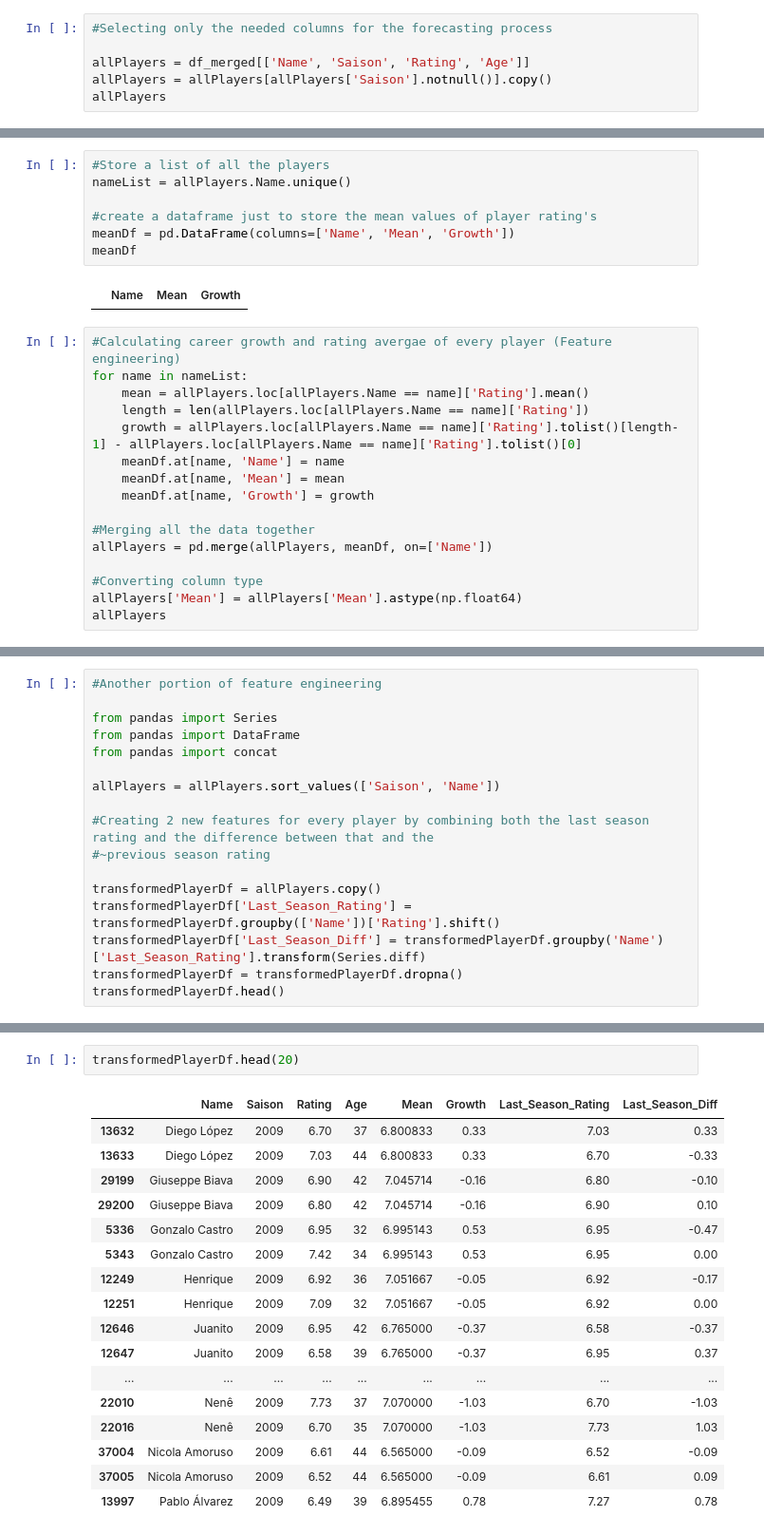
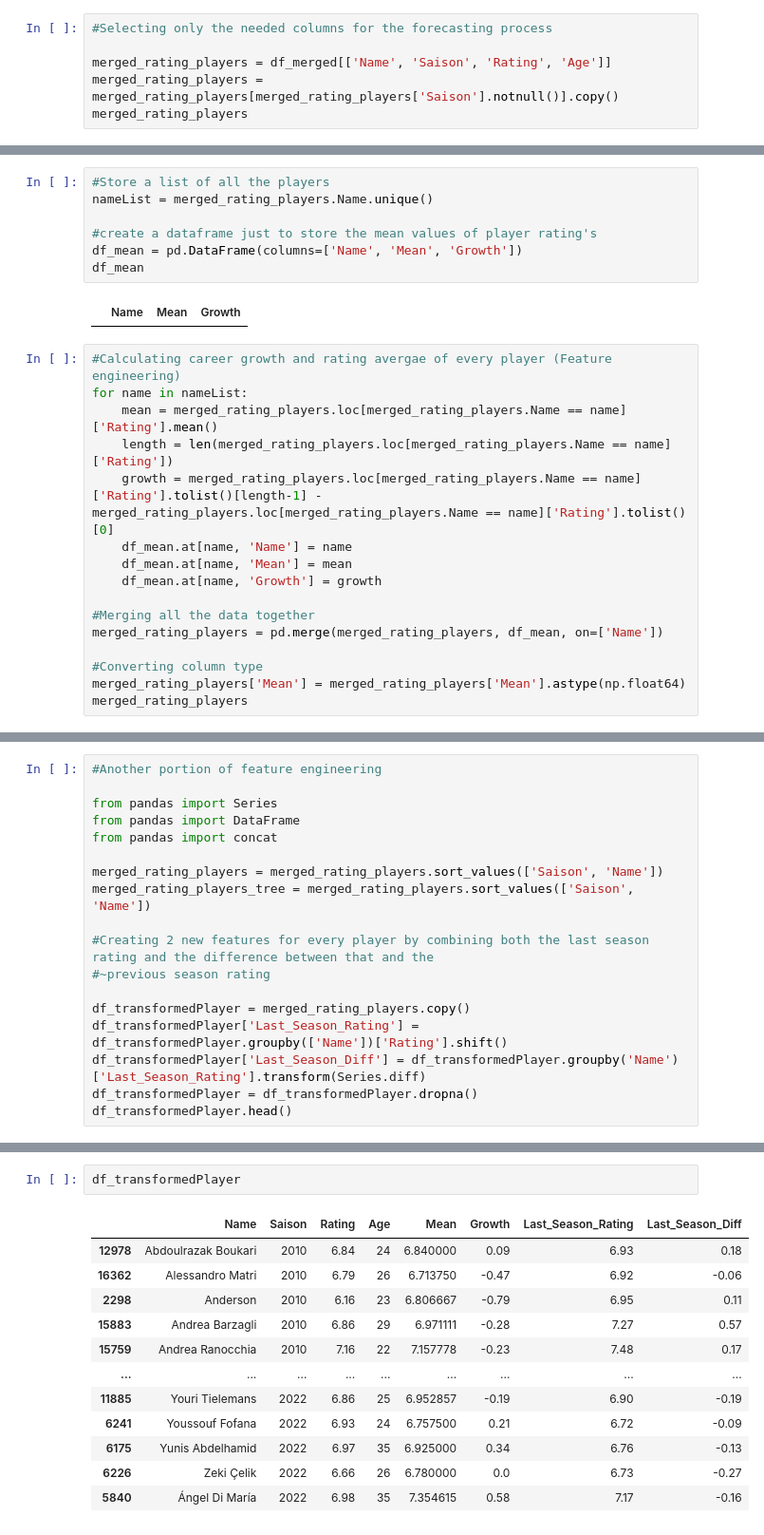
Before and after one commit to lbenyamin/Skoot, a Jupyter notebook: Preprocessing/Predictions/Model_Prediction_Rating.ipynb, the cells around one changed output, grey strips where cells are left out. Shown at 95% size. Cells and saved outputs as stored; diff of their text form.

```diff
--- a/Preprocessing/Predictions/Model_Prediction_Rating.ipynb
+++ b/Preprocessing/Predictions/Model_Prediction_Rating.ipynb
@@ -35,8 +35,8 @@ Name: Saison, Length: 37386, dtype: int64
 # %%
 #Selecting only the needed columns for the forecasting process
 
-allPlayers = df_merged[['Name', 'Saison', 'Rating', 'Age']]
-allPlayers = allPlayers[allPlayers['Saison'].notnull()].copy()
-allPlayers
+merged_rating_players = df_merged[['Name', 'Saison', 'Rating', 'Age']]
+merged_rating_players = merged_rating_players[merged_rating_players['Saison'].notnull()].copy()
+merged_rating_players
 # %% [output]
 |  | Name | Saison | Rating | Age |
@@ -73,27 +66,27 @@ allPlayers.loc[allPlayers.Name == 'Kylian Mbappé']
 # %%
 #Store a list of all the players
-nameList = allPlayers.Name.unique()
+nameList = merged_rating_players.Name.unique()
 
 #create a dataframe just to store the mean values of player rating's
-meanDf = pd.DataFrame(columns=['Name', 'Mean', 'Growth'])
-meanDf
+df_mean = pd.DataFrame(columns=['Name', 'Mean', 'Growth'])
+df_mean
 # %% [output]
 |  | Name | Mean | Growth |
 # %%
 #Calculating career growth and rating avergae of every player (Feature engineering)
 for name in nameList:
-    mean = allPlayers.loc[allPlayers.Name == name]['Rating'].mean()
-    length = len(allPlayers.loc[allPlayers.Name == name]['Rating'])
-    growth = allPlayers.loc[allPlayers.Name == name]['Rating'].tolist()[length-1] - allPlayers.loc[allPlayers.Name == name]['Rating'].tolist()[0]
-    meanDf.at[name, 'Name'] = name
-    meanDf.at[name, 'Mean'] = mean
-    meanDf.at[name, 'Growth'] = growth
+    mean = merged_rating_players.loc[merged_rating_players.Name == name]['Rating'].mean()
+    length = len(merged_rating_players.loc[merged_rating_players.Name == name]['Rating'])
+    growth = merged_rating_players.loc[merged_rating_players.Name == name]['Rating'].tolist()[length-1] - merged_rating_players.loc[merged_rating_players.Name == name]['Rating'].tolist()[0]
+    df_mean.at[name, 'Name'] = name
+    df_mean.at[name, 'Mean'] = mean
+    df_mean.at[name, 'Growth'] = growth
 
 #Merging all the data together
-allPlayers = pd.merge(allPlayers, meanDf, on=['Name'])
+merged_rating_players = pd.merge(merged_rating_players, df_mean, on=['Name'])
 
 #Converting column type
-allPlayers['Mean'] = allPlayers['Mean'].astype(np.float64)
-allPlayers
+merged_rating_players['Mean'] = merged_rating_players['Mean'].astype(np.float64)
+merged_rating_players
 # %% [output]
 |  | Name | Saison | Rating | Age | Mean | Growth |
@@ -136,15 +136,16 @@ from pandas import Series
 from pandas import DataFrame
 from pandas import concat
 
-allPlayers = allPlayers.sort_values(['Saison', 'Name'])
+merged_rating_players = merged_rating_players.sort_values(['Saison', 'Name'])
+merged_rating_players_tree = merged_rating_players.sort_values(['Saison', 'Name'])
 
 #Creating 2 new features for every player by combining both the last season rating and the difference between that and the
 #~previous season rating
 
-transformedPlayerDf = allPlayers.copy()
-transformedPlayerDf['Last_Season_Rating'] = transformedPlayerDf.groupby(['Name'])['Rating'].shift()
-transformedPlayerDf['Last_Season_Diff'] = transformedPlayerDf.groupby('Name')['Last_Season_Rating'].transform(Series.diff)
-transformedPlayerDf = transformedPlayerDf.dropna()
-transformedPlayerDf.head()
+df_transformedPlayer = merged_rating_players.copy()
+df_transformedPlayer['Last_Season_Rating'] = df_transformedPlayer.groupby(['Name'])['Rating'].shift()
+df_transformedPlayer['Last_Season_Diff'] = df_transformedPlayer.groupby('Name')['Last_Season_Rating'].transform(Series.diff)
+df_transformedPlayer = df_transformedPlayer.dropna()
+df_transformedPlayer.head()
 # %% [output]
 |  | Name | Saison | Rating | Age | Mean | Growth | Last_Season_Rating | Last_Season_Diff |
@@ -156,20 +170,15 @@ transformedPlayerDf.head()
 # %%
-transformedPlayerDf.head(20)
+df_transformedPlayer
 # %% [output]
 |  | Name | Saison | Rating | Age | Mean | Growth | Last_Season_Rating | Last_Season_Diff |
-| 13632 | Diego López | 2009 | 6.70 | 37 | 6.800833 | 0.33 | 7.03 | 0.33 |
-| 13633 | Diego López | 2009 | 7.03 | 44 | 6.800833 | 0.33 | 6.70 | -0.33 |
-| 29199 | Giuseppe Biava | 2009 | 6.90 | 42 | 7.045714 | -0.16 | 6.80 | -0.10 |
-| 29200 | Giuseppe Biava | 2009 | 6.80 | 42 | 7.045714 | -0.16 | 6.90 | 0.10 |
-| 5336 | Gonzalo Castro | 2009 | 6.95 | 32 | 6.995143 | 0.53 | 6.95 | -0.47 |
-| 5343 | Gonzalo Castro | 2009 | 7.42 | 34 | 6.995143 | 0.53 | 6.95 | 0.00 |
-| 12249 | Henrique | 2009 | 6.92 | 36 | 7.051667 | -0.05 | 6.92 | -0.17 |
-| 12251 | Henrique | 2009 | 7.09 | 32 | 7.051667 | -0.05 | 6.92 | 0.00 |
-| 12646 | Juanito | 2009 | 6.95 | 42 | 6.765000 | -0.37 | 6.58 | -0.37 |
-| 12647 | Juanito | 2009 | 6.58 | 39 | 6.765000 | -0.37 | 6.95 | 0.37 |
+| 12978 | Abdoulrazak Boukari | 2010 | 6.84 | 24 | 6.840000 | 0.09 | 6.93 | 0.18 |
+| 16362 | Alessandro Matri | 2010 | 6.79 | 26 | 6.713750 | -0.47 | 6.92 | -0.06 |
+| 2298 | Anderson | 2010 | 6.16 | 23 | 6.806667 | -0.79 | 6.95 | 0.11 |
+| 15883 | Andrea Barzagli | 2010 | 6.86 | 29 | 6.971111 | -0.28 | 7.27 | 0.57 |
+| 15759 | Andrea Ranocchia | 2010 | 7.16 | 22 | 7.157778 | -0.23 | 7.48 | 0.17 |
 | ... | ... | ... | ... | ... | ... | ... | ... | ... |
-| 22010 | Nenê | 2009 | 7.73 | 37 | 7.070000 | -1.03 | 6.70 | -1.03 |
-| 22016 | Nenê | 2009 | 6.70 | 35 | 7.070000 | -1.03 | 7.73 | 1.03 |
-| 37004 | Nicola Amoruso | 2009 | 6.61 | 44 | 6.565000 | -0.09 | 6.52 | -0.09 |
-| 37005 | Nicola Amoruso | 2009 | 6.52 | 44 | 6.565000 | -0.09 | 6.61 | 0.09 |
-| 13997 | Pablo Álvarez | 2009 | 6.49 | 39 | 6.895455 | 0.78 | 7.27 | 0.78 |
+| 11885 | Youri Tielemans | 2022 | 6.86 | 25 | 6.952857 | -0.19 | 6.90 | -0.19 |
+| 6241 | Youssouf Fofana | 2022 | 6.93 | 24 | 6.757500 | 0.21 | 6.72 | -0.09 |
+| 6175 | Yunis Abdelhamid | 2022 | 6.97 | 35 | 6.925000 | 0.34 | 6.76 | -0.13 |
+| 6226 | Zeki Çelik | 2022 | 6.66 | 26 | 6.780000 | 0.0 | 6.73 | -0.27 |
+| 5840 | Ángel Di María | 2022 | 6.98 | 35 | 7.354615 | 0.58 | 7.17 | -0.16 |
```
Also changed, not shown: parts of 30 cells of this notebook.
